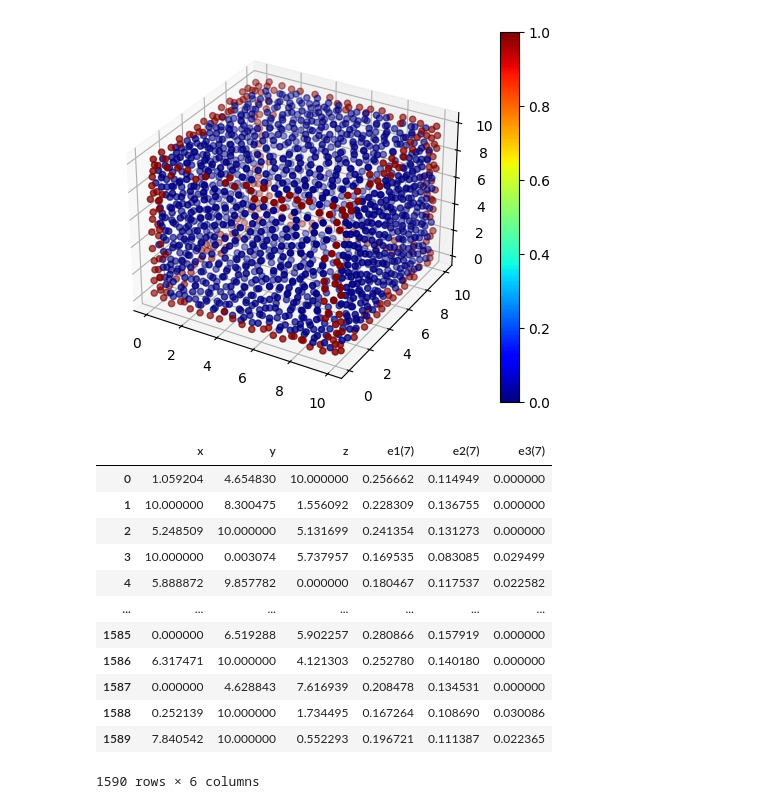
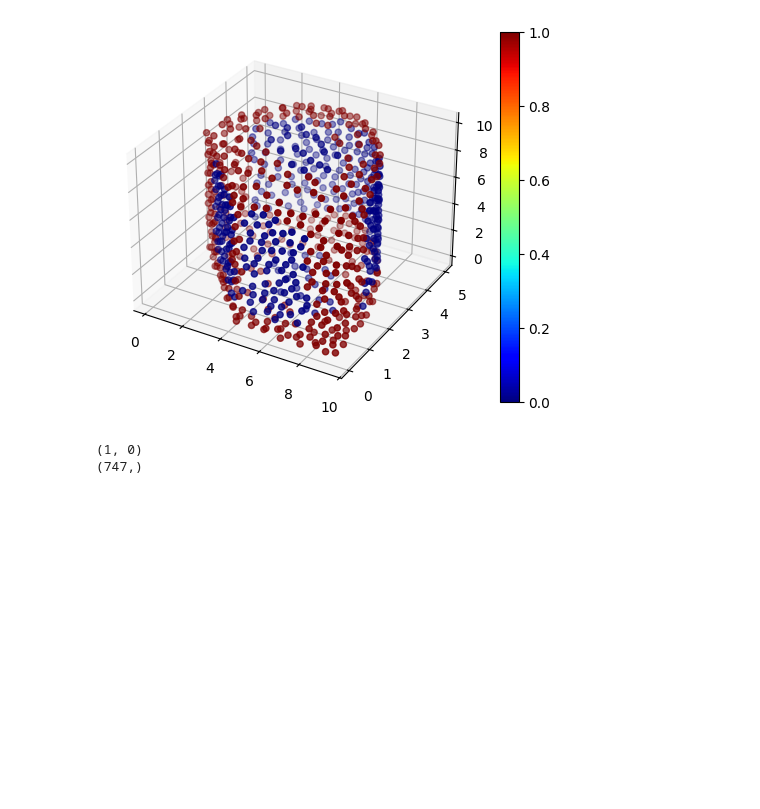
Before and after one commit to MagnusKarlsen1/PCQA-NN, a Jupyter notebook: Code/Gradient NN/src/Edge_detection.ipynb, the cells around one changed output. Drawn from its saved outputs; the diff is of its cells as text; code cells hidden in the pictures; blank space fills up the shorter version.

```diff
--- a/Code/Gradient NN/src/Edge_detection.ipynb
+++ b/Code/Gradient NN/src/Edge_detection.ipynb
@@ -119,17 +136,0 @@ print(df)
-# %%
-Detect_edges()
-# %% [output]
-[figure, removed]
-|  | x | y | z | e1(7) | e2(7) | e3(7) |
-| 0 | 1.059204 | 4.654830 | 10.000000 | 0.256662 | 0.114949 | 0.000000 |
-| 1 | 10.000000 | 8.300475 | 1.556092 | 0.228309 | 0.136755 | 0.000000 |
-| 2 | 5.248509 | 10.000000 | 5.131699 | 0.241354 | 0.131273 | 0.000000 |
-| 3 | 10.000000 | 0.003074 | 5.737957 | 0.169535 | 0.083085 | 0.029499 |
-| 4 | 5.888872 | 9.857782 | 0.000000 | 0.180467 | 0.117537 | 0.022582 |
-| ... | ... | ... | ... | ... | ... | ... |
-| 1585 | 0.000000 | 6.519288 | 5.902257 | 0.280866 | 0.157919 | 0.000000 |
-| 1586 | 6.317471 | 10.000000 | 4.121303 | 0.252780 | 0.140180 | 0.000000 |
-| 1587 | 0.000000 | 4.628843 | 7.616939 | 0.208478 | 0.134531 | 0.000000 |
-| 1588 | 0.252139 | 10.000000 | 1.734495 | 0.167264 | 0.108690 | 0.030086 |
-| 1589 | 7.840542 | 10.000000 | 0.552293 | 0.196721 | 0.111387 | 0.022365 |
-1590 rows × 6 columns
@@ -135,0 +142,8 @@ Detect_edges()
+# %%
+edges, curvature = Detect_edges("C:/Users/aagaa/Documents/GitHub/R-D/Drawings/STL/test.xyz", k_n = 20, thresh = 0.008)
+print(np.array(edges).shape)
+print(curvature.shape)
+# %% [output]
+[figure, added]
+(1, 0)
+(747,)
```
Also changed, not shown: parts of 5 cells of this notebook.
